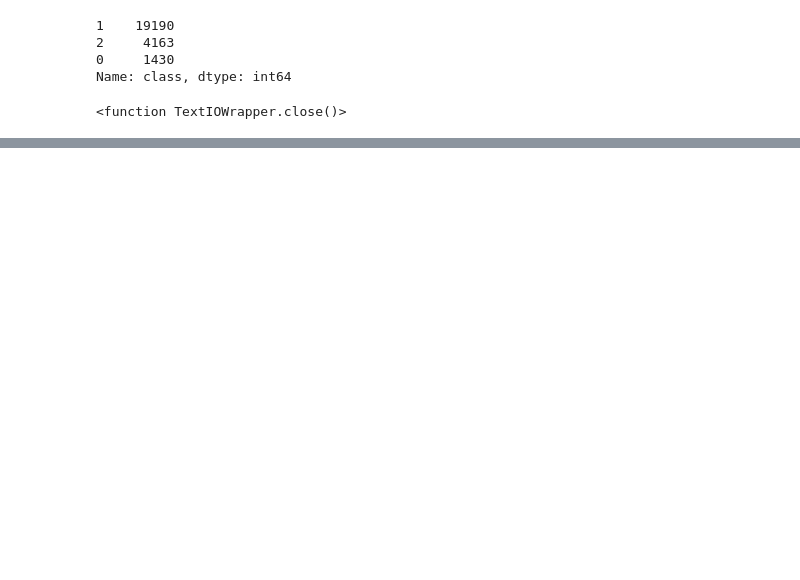
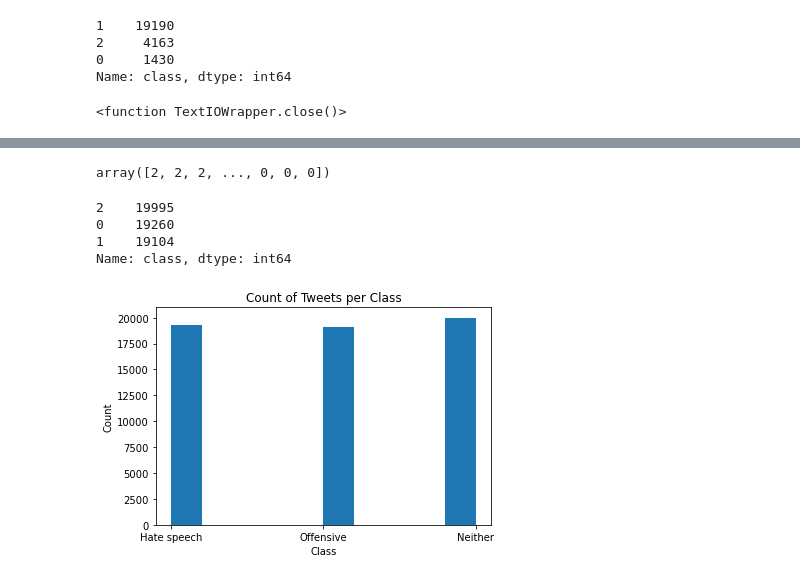
Before and after one commit to Anpan981025/ML_groupproject, a Jupyter notebook: data_augmentation.ipynb, the cells around one changed output, grey strips where cells are left out. Saved outputs shown, nothing was run; the diff lists cells and outputs as text; code cells hidden in the pictures; blank space fills up the shorter version.

Commit message:
finish data_aug

```diff
--- a/data_augmentation.ipynb
+++ b/data_augmentation.ipynb
@@ -98,0 +112,12 @@ python code/augment.py --input=data/input_data_3_2.txt --output=3_1.txt --num_au
+# %%
+processed_aug_data = ["aug_data/2_0.txt",\
+                      "aug_data/1_0.txt",\
+                     "aug_data/0_0.txt"]
+# %%
+df_csvs = []
+for csv_file in processed_aug_data:
+    df_tmp = pd.read_table(csv_file, sep="\t", header = None)
+    df_csvs.append(df_tmp)
+df_aug = pd.concat(df_csvs)
+df_aug.dropna(axis=0, how = "any", inplace = True)
+df_aug.rename(columns = {0: "class", 1: "processed_tweet"}, inplace = True)
@@ -98,0 +133,23 @@ python code/augment.py --input=data/input_data_3_2.txt --output=3_1.txt --num_au
+# %%
+y=df_aug['class'].values
+y
+# %% [output]
+array([2, 2, 2, ..., 0, 0, 0])
+# %%
+df_aug['class'].value_counts()
+# %% [output]
+2    19995
+0    19260
+1    19104
+Name: class, dtype: int64
+# %%
+plt.hist(df_aug['class'],align='mid')
+col_names=['Hate speech','Offensive',"Neither"]
+x_values = np.arange(0, len(col_names))
+plt.xticks(x_values, col_names)
+plt.xlabel('Class')
+plt.ylabel('Count')
+plt.title('Count of Tweets per Class')
+plt.show()
+# %% [output]
+[figure, added]
```
Also changed, not shown: parts of 21 cells of this notebook, 16 other files.
